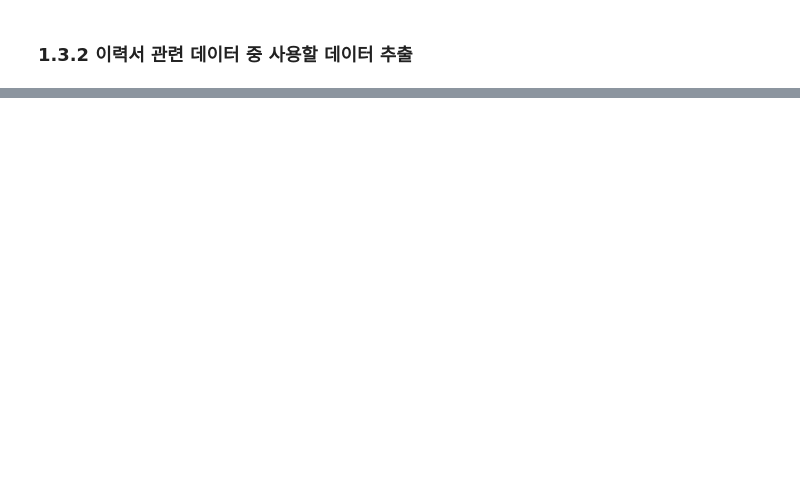
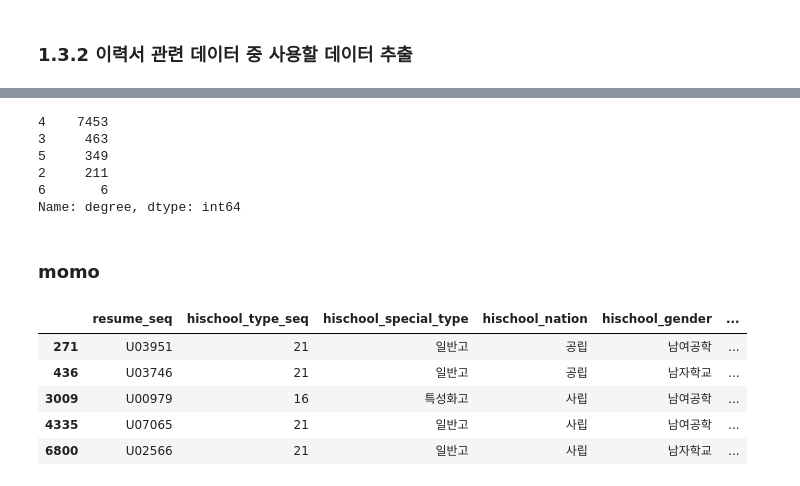
Before and after one commit to Kim-SeongSu/Dacon_Kookmin_University, a Jupyter notebook: kookmin_ai.ipynb, the cells around one changed output, grey strips where cells are left out. Saved outputs shown, nothing was run; the diff lists cells and outputs as text; code cells hidden in the pictures; blank space fills up the shorter version.

```diff
--- a/kookmin_ai.ipynb
+++ b/kookmin_ai.ipynb
@@ -381,0 +558,11 @@ display(company_data.value_counts(company_data.company_type_seq != 0))
+# %%
+res_data = pd.merge()
+# %% [output]
+4    7453
+3     463
+5     349
+2     211
+6       6
+Name: degree, dtype: int64
+# %% [markdown]
+### momo
@@ -381,0 +575,10 @@ display(company_data.value_counts(company_data.company_type_seq != 0))
+# %%
+#2
+resume_education_data[(resume_education_data.resume_seq =='U02566') | (resume_education_data.resume_seq =='U03951') | (resume_education_data.resume_seq =='U03746') | (resume_education_data.resume_seq =='U07065') | (resume_education_data.resume_seq =='U00979')]
+# %% [output]
+|  | resume_seq | hischool_type_seq | hischool_special_type | hischool_nation | hischool_gender | ... |
+| 271 | U03951 | 21 | 일반고 | 공립 | 남여공학 | ... |
+| 436 | U03746 | 21 | 일반고 | 공립 | 남자학교 | ... |
+| 3009 | U00979 | 16 | 특성화고 | 사립 | 남여공학 | ... |
+| 4335 | U07065 | 21 | 일반고 | 사립 | 남여공학 | ... |
+| 6800 | U02566 | 21 | 일반고 | 사립 | 남자학교 | ... |
```
Also changed, not shown: parts of 39 cells of this notebook.
